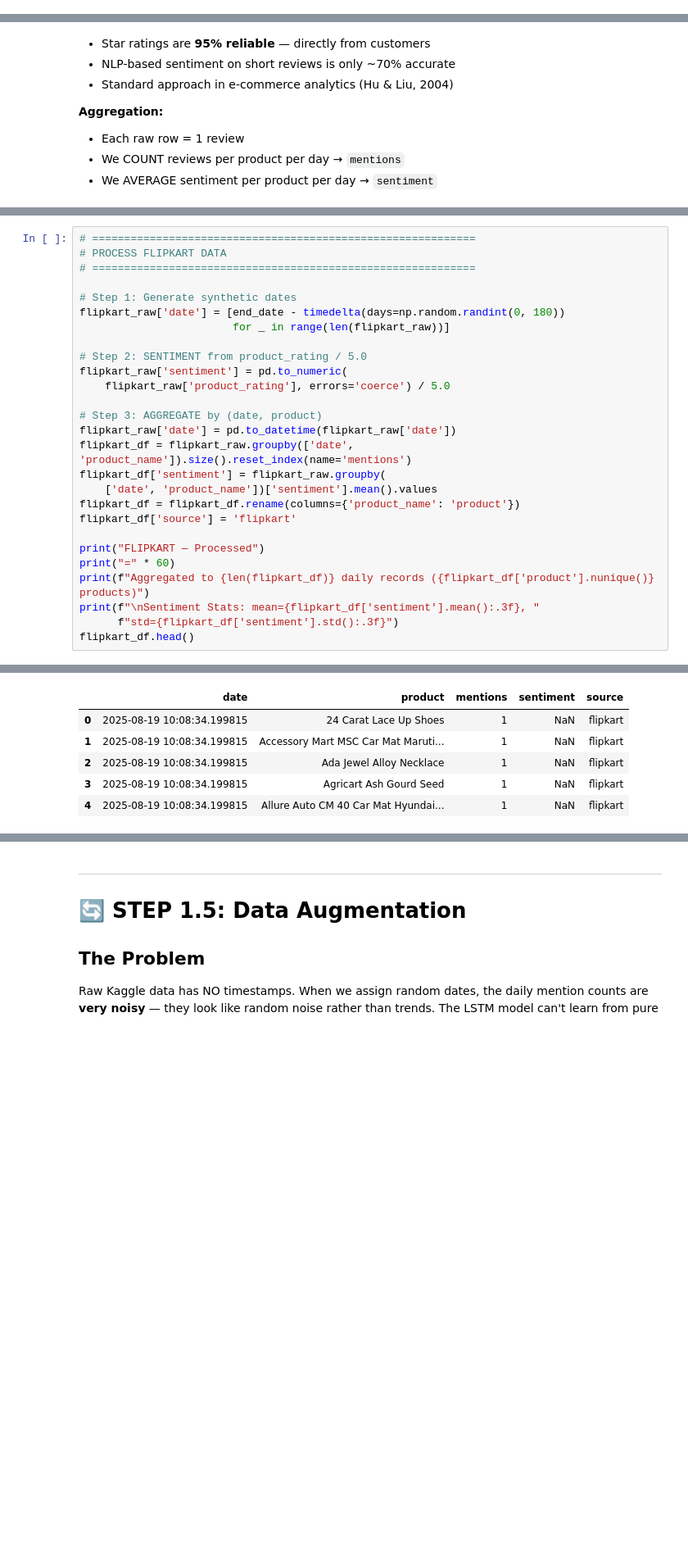
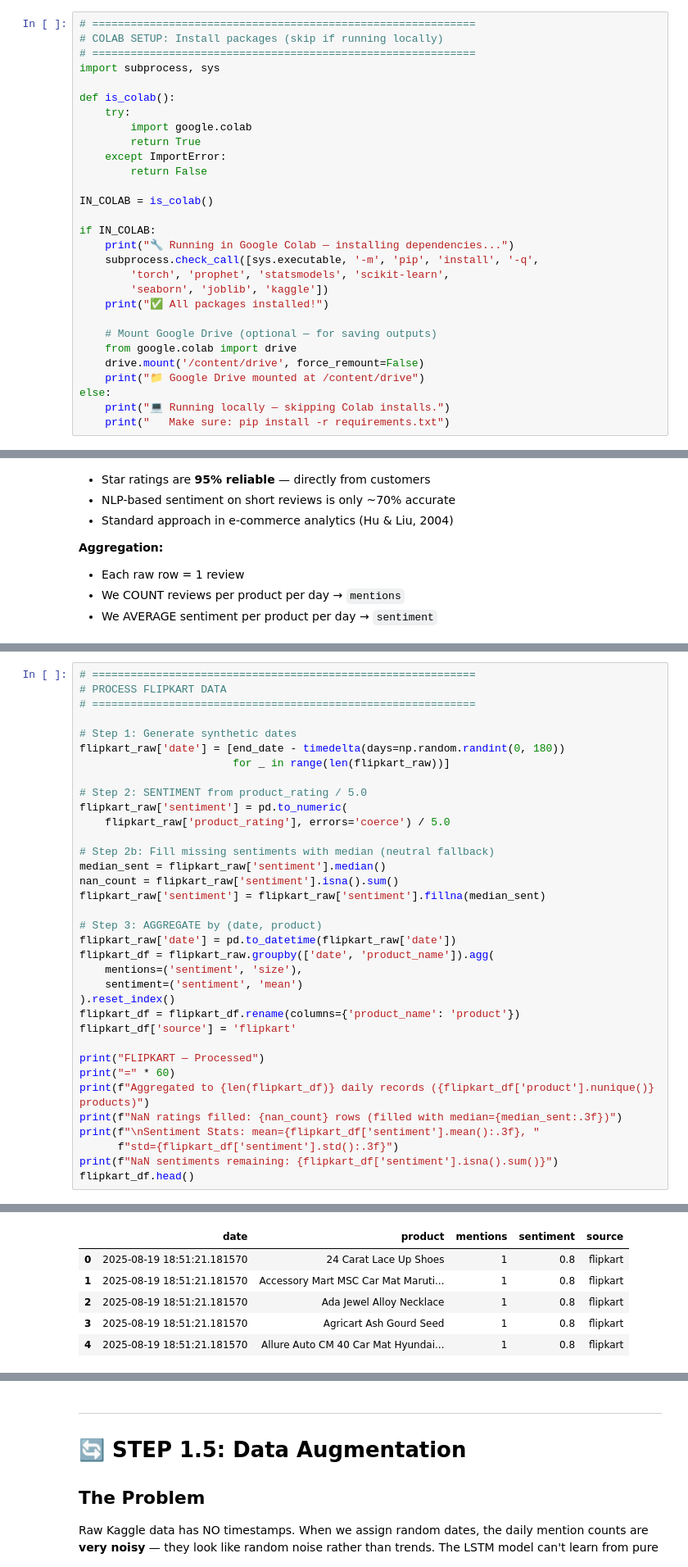
Before and after one commit to skybarer/ai-source-engine, a Jupyter notebook: notebooks/AI_Trend_Source_Engine_Complete_Walkthrough.ipynb, the cells around one changed output, grey strips where cells are left out. Shown at 82% size. Drawn from its saved outputs; the diff is of its cells as text; blank space fills up the shorter version.

```diff
--- a/notebooks/AI_Trend_Source_Engine_Complete_Walkthrough.ipynb
+++ b/notebooks/AI_Trend_Source_Engine_Complete_Walkthrough.ipynb
@@ -46 +33,30 @@ All packages installed successfully!
+# %%
+# ============================================================
+# COLAB SETUP: Install packages (skip if running locally)
+# ============================================================
+import subprocess, sys
+
+def is_colab():
+    try:
+        import google.colab
+        return True
+    except ImportError:
+        return False
+
+IN_COLAB = is_colab()
+
+if IN_COLAB:
+    print("🔧 Running in Google Colab — installing dependencies...")
+    subprocess.check_call([sys.executable, '-m', 'pip', 'install', '-q',
+        'torch', 'prophet', 'statsmodels', 'scikit-learn',
+        'seaborn', 'joblib', 'kaggle'])
+    print("✅ All packages installed!")
+
+    # Mount Google Drive (optional — for saving outputs)
+    from google.colab import drive
+    drive.mount('/content/drive', force_remount=False)
+    print("📁 Google Drive mounted at /content/drive")
+else:
+    print("💻 Running locally — skipping Colab installs.")
+    print("   Make sure: pip install -r requirements.txt")
 # %%
@@ -382,19 +328,27 @@ flipkart_raw['date'] = [end_date - timedelta(days=np.random.randint(0, 180))
 flipkart_raw['sentiment'] = pd.to_numeric(
     flipkart_raw['product_rating'], errors='coerce') / 5.0
 
+# Step 2b: Fill missing sentiments with median (neutral fallback)
+median_sent = flipkart_raw['sentiment'].median()
+nan_count = flipkart_raw['sentiment'].isna().sum()
+flipkart_raw['sentiment'] = flipkart_raw['sentiment'].fillna(median_sent)
+
 # Step 3: AGGREGATE by (date, product)
 flipkart_raw['date'] = pd.to_datetime(flipkart_raw['date'])
-flipkart_df = flipkart_raw.groupby(['date', 'product_name']).size().reset_index(name='mentions')
-flipkart_df['sentiment'] = flipkart_raw.groupby(
-    ['date', 'product_name'])['sentiment'].mean().values
+flipkart_df = flipkart_raw.groupby(['date', 'product_name']).agg(
+    mentions=('sentiment', 'size'),
+    sentiment=('sentiment', 'mean')
+).reset_index()
 flipkart_df = flipkart_df.rename(columns={'product_name': 'product'})
 flipkart_df['source'] = 'flipkart'
 
 print("FLIPKART — Processed")
 print("=" * 60)
 print(f"Aggregated to {len(flipkart_df)} daily records ({flipkart_df['product'].nunique()} products)")
+print(f"NaN ratings filled: {nan_count} rows (filled with median={median_sent:.3f})")
 print(f"\nSentiment Stats: mean={flipkart_df['sentiment'].mean():.3f}, "
       f"std={flipkart_df['sentiment'].std():.3f}")
+print(f"NaN sentiments remaining: {flipkart_df['sentiment'].isna().sum()}")
 flipkart_df.head()
 # %% [output]
 FLIPKART — Processed
@@ -405,6 +361,6 @@ Sentiment Stats: mean=0.762, std=0.252
 |  | date | product | mentions | sentiment | source |
-| 0 | 2025-08-19 10:08:34.199815 | 24 Carat Lace Up Shoes | 1 | NaN | flipkart |
-| 1 | 2025-08-19 10:08:34.199815 | Accessory Mart MSC Car Mat Maruti... | 1 | NaN | flipkart |
-| 2 | 2025-08-19 10:08:34.199815 | Ada Jewel Alloy Necklace | 1 | NaN | flipkart |
-| 3 | 2025-08-19 10:08:34.199815 | Agricart Ash Gourd Seed | 1 | NaN | flipkart |
-| 4 | 2025-08-19 10:08:34.199815 | Allure Auto CM 40 Car Mat Hyundai... | 1 | NaN | flipkart |
+| 0 | 2025-08-19 18:51:21.181570 | 24 Carat Lace Up Shoes | 1 | 0.8 | flipkart |
+| 1 | 2025-08-19 18:51:21.181570 | Accessory Mart MSC Car Mat Maruti... | 1 | 0.8 | flipkart |
+| 2 | 2025-08-19 18:51:21.181570 | Ada Jewel Alloy Necklace | 1 | 0.8 | flipkart |
+| 3 | 2025-08-19 18:51:21.181570 | Agricart Ash Gourd Seed | 1 | 0.8 | flipkart |
+| 4 | 2025-08-19 18:51:21.181570 | Allure Auto CM 40 Car Mat Hyundai... | 1 | 0.8 | flipkart |
```
Also changed, not shown: parts of 49 cells of this notebook.
